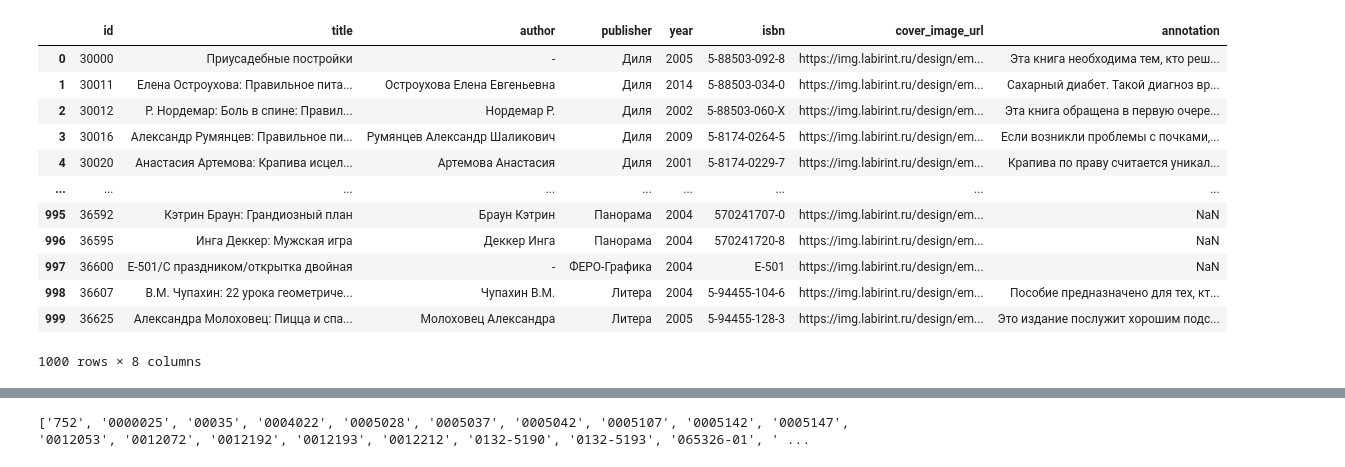
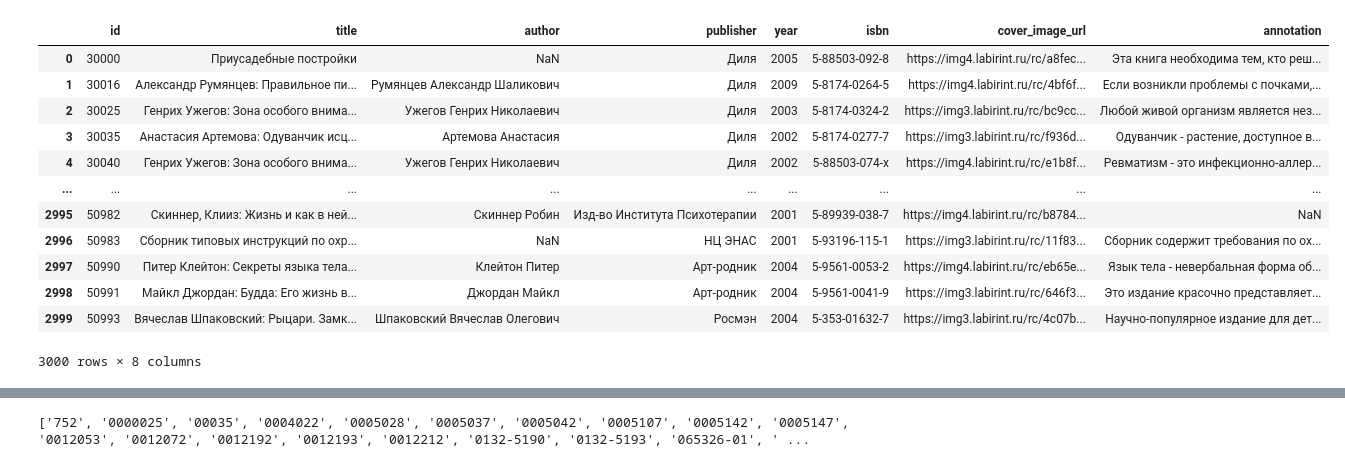
Before and after one commit to Books-space/research, a Jupyter notebook: parse_results_study.ipynb, the cells around one changed output, grey strips where cells are left out. Cells and saved outputs as stored; diff of their text form; code cells hidden in the pictures.

```diff
--- a/parse_results_study.ipynb
+++ b/parse_results_study.ipynb
@@ -1,22 +1,22 @@
 # %%
 import pandas as pd
 # %%
-books_df = pd.read_csv('second_successful_gain.csv')
+books_df = pd.read_csv('third_successful_gain.csv')
 books_df
 # %% [output]
 |  | id | title | author | publisher | year | isbn | cover_image_url | annotation |
-| 0 | 30000 | Приусадебные постройки | - | Диля | 2005 | 5-88503-092-8 | https://img.labirint.ru/design/em... | Эта книга необходима тем, кто реш... |
-| 1 | 30011 | Елена Остроухова: Правильное пита... | Остроухова Елена Евгеньевна | Диля | 2014 | 5-88503-034-0 | https://img.labirint.ru/design/em... | Сахарный диабет. Такой диагноз вр... |
-| 2 | 30012 | Р. Нордемар: Боль в спине: Правил... | Нордемар Р. | Диля | 2002 | 5-88503-060-X | https://img.labirint.ru/design/em... | Эта книга обращена в первую очере... |
-| 3 | 30016 | Александр Румянцев: Правильное пи... | Румянцев Александр Шаликович | Диля | 2009 | 5-8174-0264-5 | https://img.labirint.ru/design/em... | Если возникли проблемы с почками,... |
-| 4 | 30020 | Анастасия Артемова: Крапива исцел... | Артемова Анастасия | Диля | 2001 | 5-8174-0229-7 | https://img.labirint.ru/design/em... | Крапива по праву считается уникал... |
+| 0 | 30000 | Приусадебные постройки | NaN | Диля | 2005 | 5-88503-092-8 | https://img4.labirint.ru/rc/a8fec... | Эта книга необходима тем, кто реш... |
+| 1 | 30016 | Александр Румянцев: Правильное пи... | Румянцев Александр Шаликович | Диля | 2009 | 5-8174-0264-5 | https://img4.labirint.ru/rc/4bf6f... | Если возникли проблемы с почками,... |
+| 2 | 30025 | Генрих Ужегов: Зона особого внима... | Ужегов Генрих Николаевич | Диля | 2003 | 5-8174-0324-2 | https://img3.labirint.ru/rc/bc9cc... | Любой живой организм является нез... |
+| 3 | 30035 | Анастасия Артемова: Одуванчик исц... | Артемова Анастасия | Диля | 2002 | 5-8174-0277-7 | https://img3.labirint.ru/rc/f936d... | Одуванчик - растение, доступное в... |
+| 4 | 30040 | Генрих Ужегов: Зона особого внима... | Ужегов Генрих Николаевич | Диля | 2002 | 5-88503-074-x | https://img4.labirint.ru/rc/e1b8f... | Ревматизм - это инфекционно-аллер... |
 | ... | ... | ... | ... | ... | ... | ... | ... | ... |
-| 995 | 36592 | Кэтрин Браун: Грандиозный план | Браун Кэтрин | Панорама | 2004 | 570241707-0 | https://img.labirint.ru/design/em... | NaN |
-| 996 | 36595 | Инга Деккер: Мужская игра | Деккер Инга | Панорама | 2004 | 570241720-8 | https://img.labirint.ru/design/em... | NaN |
-| 997 | 36600 | Е-501/С праздником/открытка двойная | - | ФЕРО-Графика | 2004 | Е-501 | https://img.labirint.ru/design/em... | NaN |
-| 998 | 36607 | В.М. Чупахин: 22 урока геометриче... | Чупахин В.М. | Литера | 2004 | 5-94455-104-6 | https://img.labirint.ru/design/em... | Пособие предназначено для тех, кт... |
-| 999 | 36625 | Александра Молоховец: Пицца и спа... | Молоховец Александра | Литера | 2005 | 5-94455-128-3 | https://img.labirint.ru/design/em... | Это издание послужит хорошим подс... |
+| 2995 | 50982 | Скиннер, Клииз: Жизнь и как в ней... | Скиннер Робин | Изд-во Института Психотерапии | 2001 | 5-89939-038-7 | https://img4.labirint.ru/rc/b8784... | NaN |
+| 2996 | 50983 | Сборник типовых инструкций по охр... | NaN | НЦ ЭНАС | 2001 | 5-93196-115-1 | https://img3.labirint.ru/rc/11f83... | Сборник содержит требования по ох... |
+| 2997 | 50990 | Питер Клейтон: Секреты языка тела... | Клейтон Питер | Арт-родник | 2004 | 5-9561-0053-2 | https://img4.labirint.ru/rc/eb65e... | Язык тела - невербальная форма об... |
+| 2998 | 50991 | Майкл Джордан: Будда: Его жизнь в... | Джордан Майкл | Арт-родник | 2004 | 5-9561-0041-9 | https://img3.labirint.ru/rc/646f3... | Это издание красочно представляет... |
+| 2999 | 50993 | Вячеслав Шпаковский: Рыцари. Замк... | Шпаковский Вячеслав Олегович | Росмэн | 2004 | 5-353-01632-7 | https://img3.labirint.ru/rc/4c07b... | Научно-популярное издание для дет... |
-1000 rows × 8 columns
+3000 rows × 8 columns
 # %%
 books_df.info()
 # %% [output]
```
Also changed, not shown: parts of 8 cells of this notebook.
